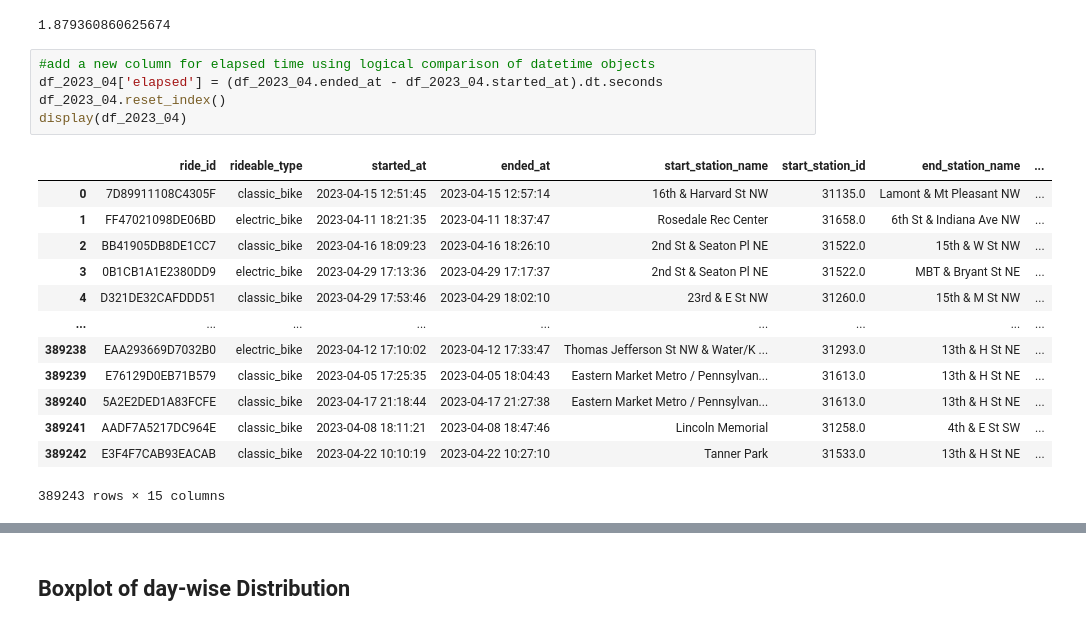
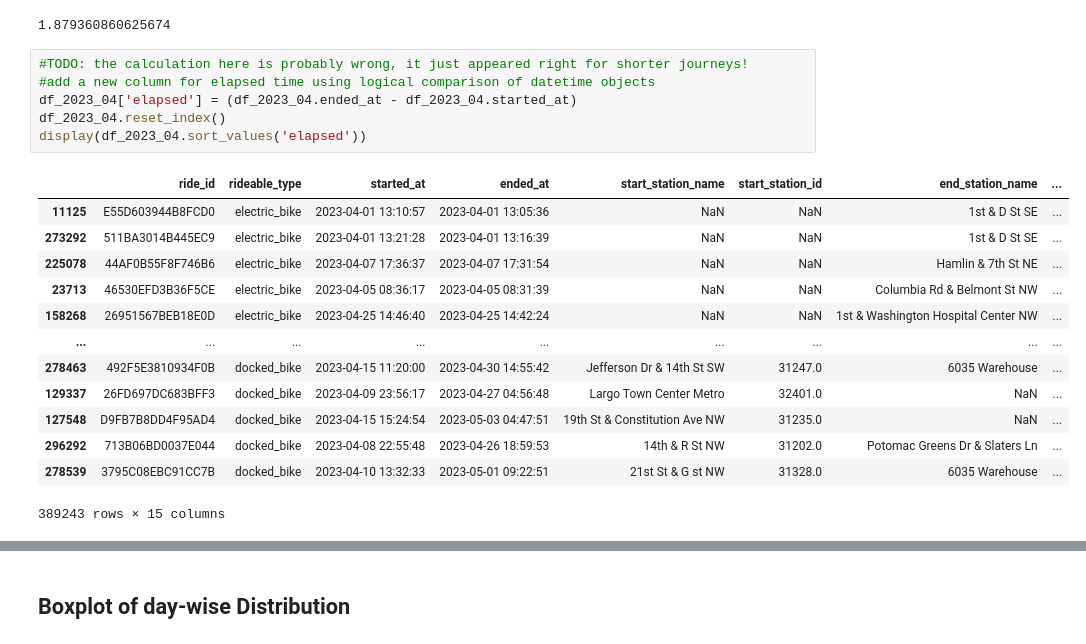
Before and after one commit to sian0x0/CA-data-science, a Jupyter notebook: 1-3/Capital Bike Share - Trip History EDA.ipynb, the cells around one changed output, grey strips where cells are left out. Saved outputs shown, nothing was run; the diff lists cells and outputs as text.

```diff
--- a/1-3/Capital Bike Share - Trip History EDA.ipynb
+++ b/1-3/Capital Bike Share - Trip History EDA.ipynb
@@ -336,23 +364,24 @@ Name: distance, Length: 389243, dtype: float64
 'Mean Distance:'
 1.879360860625674
 # %%
+#TODO: the calculation here is probably wrong, it just appeared right for shorter journeys!
 #add a new column for elapsed time using logical comparison of datetime objects
-df_2023_04['elapsed'] = (df_2023_04.ended_at - df_2023_04.started_at).dt.seconds
+df_2023_04['elapsed'] = (df_2023_04.ended_at - df_2023_04.started_at)
 df_2023_04.reset_index()
-display(df_2023_04)
+display(df_2023_04.sort_values('elapsed'))
 # %% [output]
 |  | ride_id | rideable_type | started_at | ended_at | start_station_name | start_station_id | end_station_name | ... |
-| 0 | 7D89911108C4305F | classic_bike | 2023-04-15 12:51:45 | 2023-04-15 12:57:14 | 16th & Harvard St NW | 31135.0 | Lamont & Mt Pleasant NW | ... |
-| 1 | FF47021098DE06BD | electric_bike | 2023-04-11 18:21:35 | 2023-04-11 18:37:47 | Rosedale Rec Center | 31658.0 | 6th St & Indiana Ave NW | ... |
-| 2 | BB41905DB8DE1CC7 | classic_bike | 2023-04-16 18:09:23 | 2023-04-16 18:26:10 | 2nd St & Seaton Pl NE | 31522.0 | 15th & W St NW | ... |
-| 3 | 0B1CB1A1E2380DD9 | electric_bike | 2023-04-29 17:13:36 | 2023-04-29 17:17:37 | 2nd St & Seaton Pl NE | 31522.0 | MBT & Bryant St NE | ... |
-| 4 | D321DE32CAFDDD51 | classic_bike | 2023-04-29 17:53:46 | 2023-04-29 18:02:10 | 23rd & E St NW | 31260.0 | 15th & M St NW | ... |
+| 11125 | E55D603944B8FCD0 | electric_bike | 2023-04-01 13:10:57 | 2023-04-01 13:05:36 | NaN | NaN | 1st & D St SE | ... |
+| 273292 | 511BA3014B445EC9 | electric_bike | 2023-04-01 13:21:28 | 2023-04-01 13:16:39 | NaN | NaN | 1st & D St SE | ... |
+| 225078 | 44AF0B55F8F746B6 | electric_bike | 2023-04-07 17:36:37 | 2023-04-07 17:31:54 | NaN | NaN | Hamlin & 7th St NE | ... |
+| 23713 | 46530EFD3B36F5CE | electric_bike | 2023-04-05 08:36:17 | 2023-04-05 08:31:39 | NaN | NaN | Columbia Rd & Belmont St NW | ... |
+| 158268 | 26951567BEB18E0D | electric_bike | 2023-04-25 14:46:40 | 2023-04-25 14:42:24 | NaN | NaN | 1st & Washington Hospital Center NW | ... |
 | ... | ... | ... | ... | ... | ... | ... | ... | ... |
-| 389238 | EAA293669D7032B0 | electric_bike | 2023-04-12 17:10:02 | 2023-04-12 17:33:47 | Thomas Jefferson St NW & Water/K ... | 31293.0 | 13th & H St NE | ... |
-| 389239 | E76129D0EB71B579 | classic_bike | 2023-04-05 17:25:35 | 2023-04-05 18:04:43 | Eastern Market Metro / Pennsylvan... | 31613.0 | 13th & H St NE | ... |
-| 389240 | 5A2E2DED1A83FCFE | classic_bike | 2023-04-17 21:18:44 | 2023-04-17 21:27:38 | Eastern Market Metro / Pennsylvan... | 31613.0 | 13th & H St NE | ... |
-| 389241 | AADF7A5217DC964E | classic_bike | 2023-04-08 18:11:21 | 2023-04-08 18:47:46 | Lincoln Memorial | 31258.0 | 4th & E St SW | ... |
-| 389242 | E3F4F7CAB93EACAB | classic_bike | 2023-04-22 10:10:19 | 2023-04-22 10:27:10 | Tanner Park | 31533.0 | 13th & H St NE | ... |
+| 278463 | 492F5E3810934F0B | docked_bike | 2023-04-15 11:20:00 | 2023-04-30 14:55:42 | Jefferson Dr & 14th St SW | 31247.0 | 6035 Warehouse | ... |
+| 129337 | 26FD697DC683BFF3 | docked_bike | 2023-04-09 23:56:17 | 2023-04-27 04:56:48 | Largo Town Center Metro | 32401.0 | NaN | ... |
+| 127548 | D9FB7B8DD4F95AD4 | docked_bike | 2023-04-15 15:24:54 | 2023-05-03 04:47:51 | 19th St & Constitution Ave NW | 31235.0 | NaN | ... |
+| 296292 | 713B06BD0037E044 | docked_bike | 2023-04-08 22:55:48 | 2023-04-26 18:59:53 | 14th & R St NW | 31202.0 | Potomac Greens Dr & Slaters Ln | ... |
+| 278539 | 3795C08EBC91CC7B | docked_bike | 2023-04-10 13:32:33 | 2023-05-01 09:22:51 | 21st St & G st NW | 31328.0 | 6035 Warehouse | ... |
 389243 rows × 15 columns
 # %%
 #filter journeys of 0 net distance AND time less than 5 minutes (300s), to exclude only false starts but not round trips
```
Also changed, not shown: parts of 25 cells of this notebook, 1 other file.
